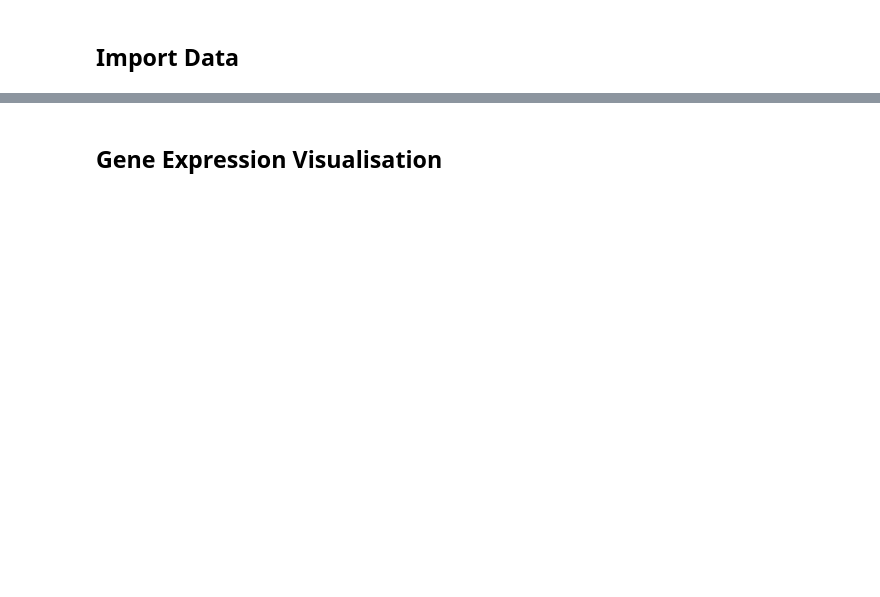
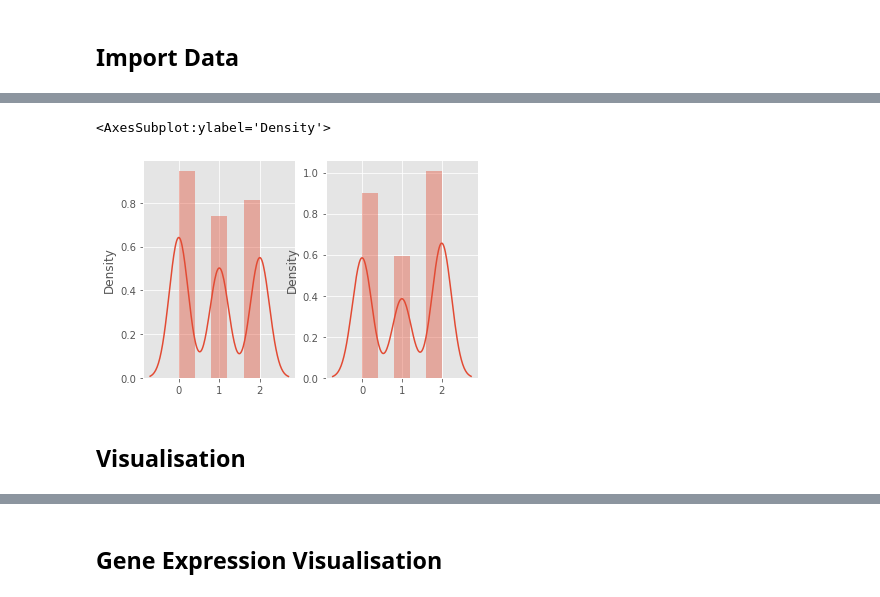
Before and after one commit to BiomedicalMachineLearning/STimage, a Jupyter notebook: Spatial_Transcriptomics/GeneExpression_Pred.ipynb, the cells around one changed output, grey strips where cells are left out. Cells and saved outputs as stored; diff of their text form; code cells hidden in the pictures; blank space fills up the shorter version.

```diff
--- a/Spatial_Transcriptomics/GeneExpression_Pred.ipynb
+++ b/Spatial_Transcriptomics/GeneExpression_Pred.ipynb
@@ -52,0 +401,11 @@ df13.to_csv('Pivot_gene_trial.csv')
+# %%
+import seaborn as sns
+plt.subplot(1,2,1)
+sns.distplot(y_test)
+plt.subplot(1,2,2)
+sns.distplot(y_pred)
+# %% [output]
+<AxesSubplot:ylabel='Density'>
+[figure, added]
+# %% [markdown]
+## Visualisation
```
Also changed, not shown: parts of 95 cells of this notebook.
